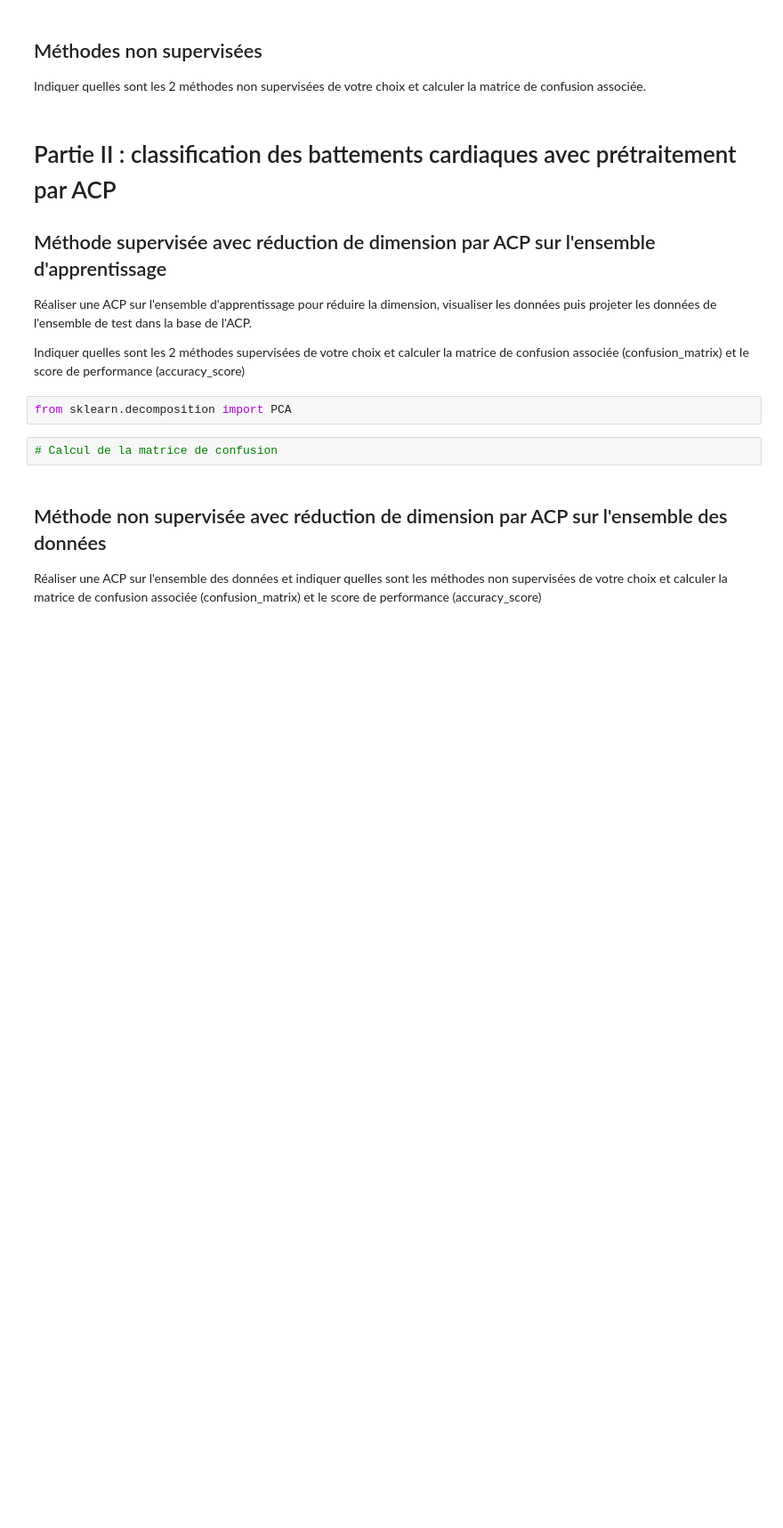
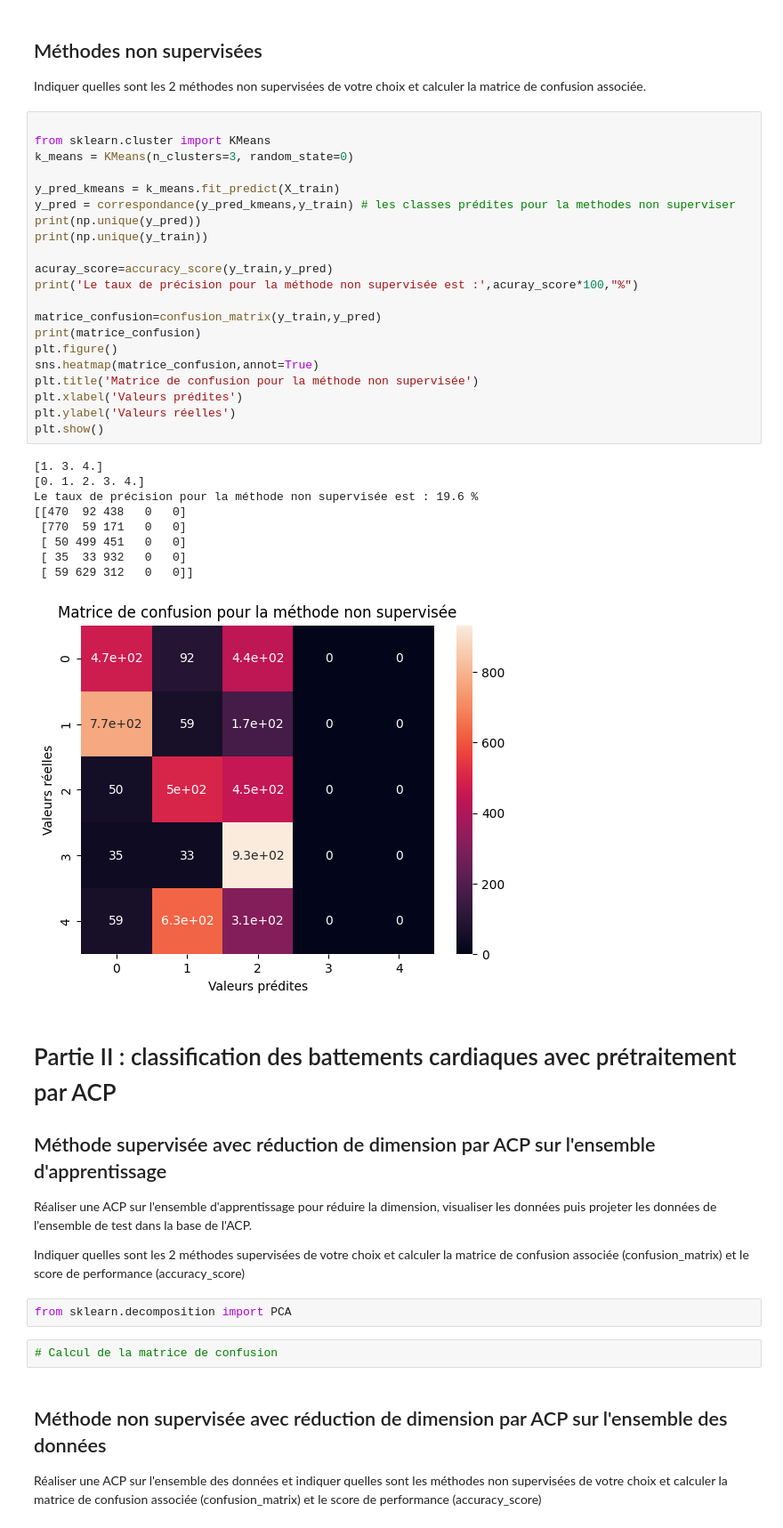
Before and after one commit to MA-BOUSSOUALEF/Classification-of-Heartbeats, a Jupyter notebook: Projet_ECG_Etudiant.ipynb, the cells around one changed output. Shown at 89% size. Cells and saved outputs as stored; diff of their text form; blank space fills up the shorter version.

Commit message:
Addig K_means methode unsupervise

```diff
--- a/Projet_ECG_Etudiant.ipynb
+++ b/Projet_ECG_Etudiant.ipynb
@@ -184,6 +162,37 @@ Le taux de précision pour l arbre de decision est : 87.6 %
 ## Méthodes non supervisées
 
 Indiquer quelles sont les 2 méthodes non supervisées de votre choix et calculer la matrice de confusion associée.
+# %%
+
+from sklearn.cluster import KMeans
+k_means = KMeans(n_clusters=3, random_state=0)
+
+y_pred_kmeans = k_means.fit_predict(X_train)
+y_pred = correspondance(y_pred_kmeans,y_train) # les classes prédites pour la methodes non superviser
+print(np.unique(y_pred))
+print(np.unique(y_train))
+
+acuray_score=accuracy_score(y_train,y_pred)
+print('Le taux de précision pour la méthode non supervisée est :',acuray_score*100,"%")
+
+matrice_confusion=confusion_matrix(y_train,y_pred)
+print(matrice_confusion)
+plt.figure()
+sns.heatmap(matrice_confusion,annot=True)
+plt.title('Matrice de confusion pour la méthode non supervisée')
+plt.xlabel('Valeurs prédites')
+plt.ylabel('Valeurs réelles')
+plt.show()
+# %% [output]
+[1. 3. 4.]
+[0. 1. 2. 3. 4.]
+Le taux de précision pour la méthode non supervisée est : 19.6 %
+[[470  92 438   0   0]
+ [770  59 171   0   0]
+ [ 50 499 451   0   0]
+ [ 35  33 932   0   0]
+ [ 59 629 312   0   0]]
+[figure, added]
 # %% [markdown]
 # Partie II : classification des battements cardiaques avec prétraitement par ACP
 
```
Also changed, not shown: parts of 2 cells of this notebook.
